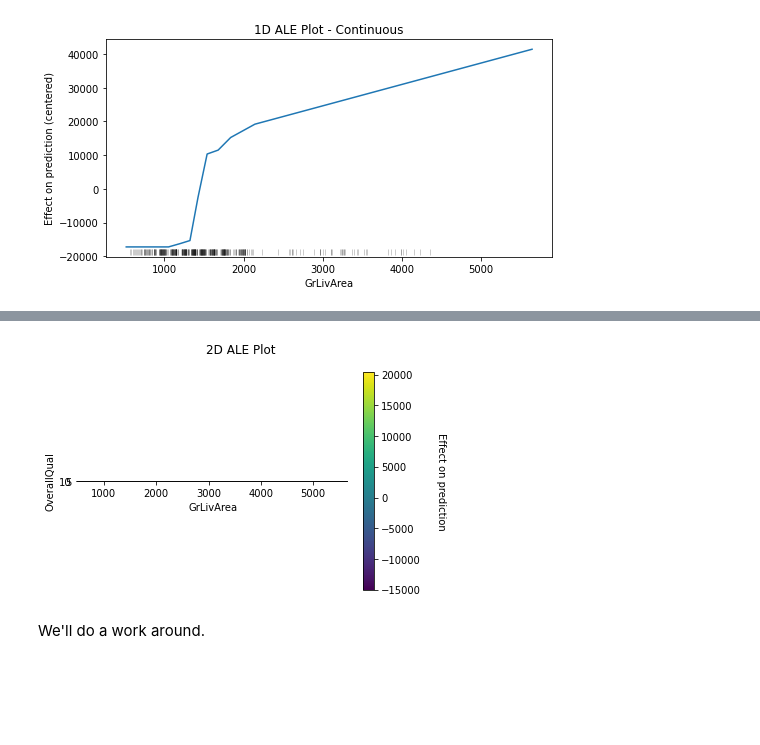
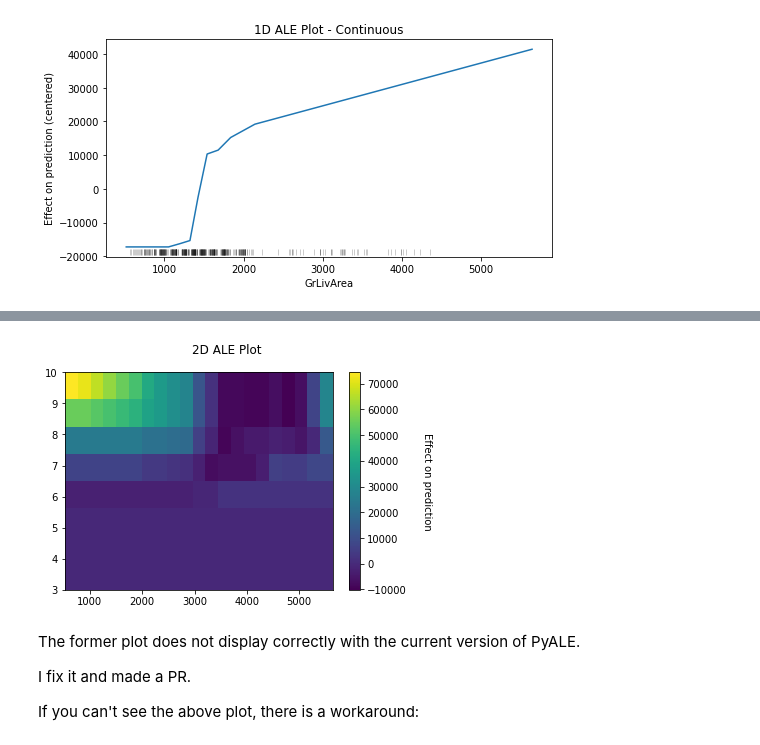
Before and after one commit to solegalli/machine-learning-interpretability, a Jupyter notebook: 11-ale-plots/8-ale-plots-interaction-pyALE.ipynb, the cells around one changed output, grey strips where cells are left out. Cells and saved outputs as stored; diff of their text form; code cells hidden in the pictures; blank space fills up the shorter version.

Commit message:
add 2 d ale plots and ice plots (#7)
* add 2 d ale plots

* add ice and ale2d

```diff
--- a/11-ale-plots/8-ale-plots-interaction-pyALE.ipynb
+++ b/11-ale-plots/8-ale-plots-interaction-pyALE.ipynb
@@ -107,18 +130,22 @@ PyALE._ALE_generic:INFO: Continuous feature detected.
 # %%
 # the out of the box function does not work :/
 
 ## 2D - continuous
 
 ale_eff = ale(
     X=X_test,
     model=rf,
     feature=["OverallQual", "GrLivArea"],
-    grid_size=1000,
+    grid_size=20,
 )
 # %% [output]
-[figure, old version]
+[figure, new version]
 # %% [markdown]
-We'll do a work around.
+The former plot does not display correctly with the current version of PyALE.
+
+I fix it and made a PR.
+
+If you can't see the above plot, there is a workaround:
 # %%
 # with this function we obtain the 2nd order effects
 
```
Also changed, not shown: parts of 9 cells of this notebook, 6 other files.
